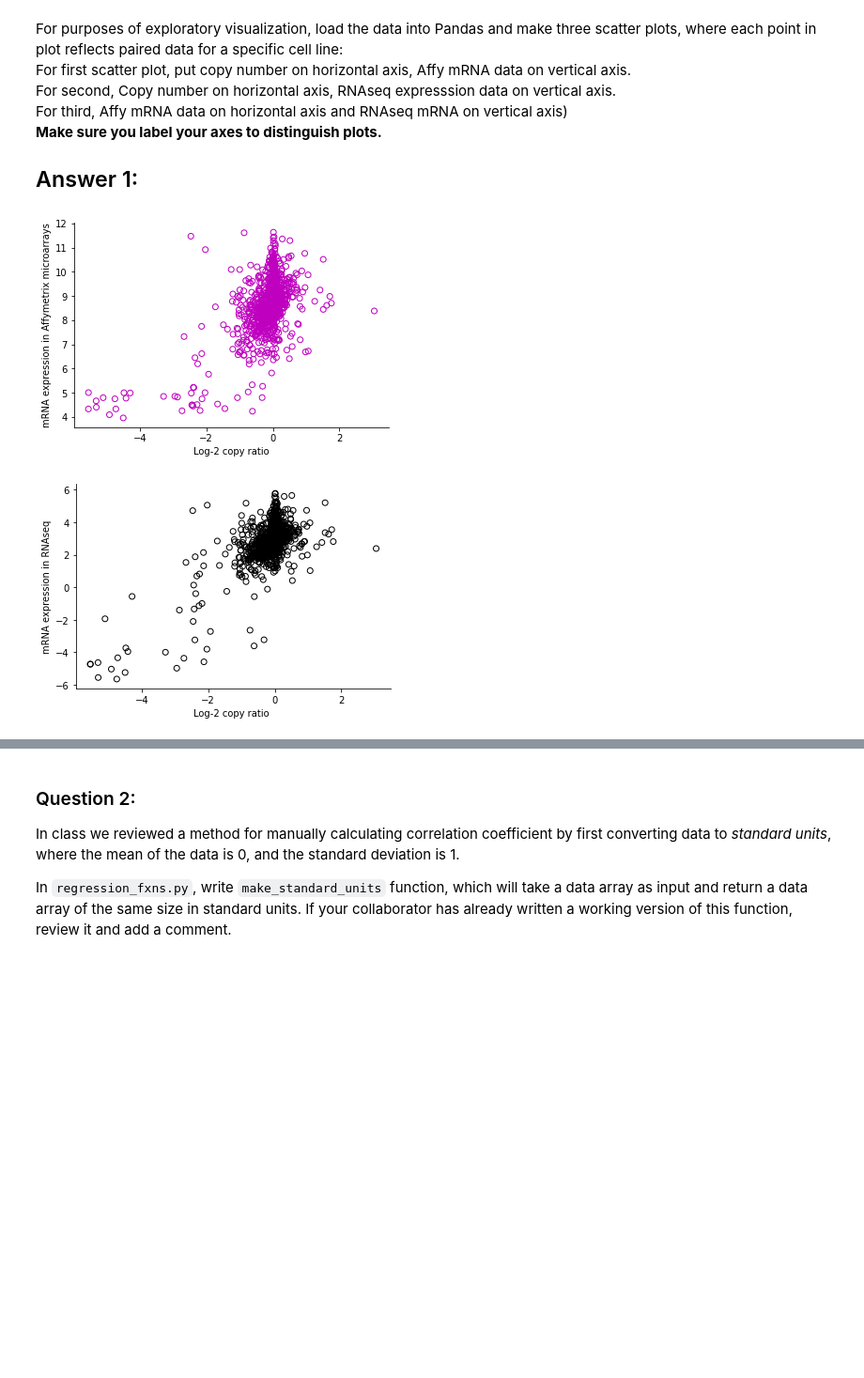
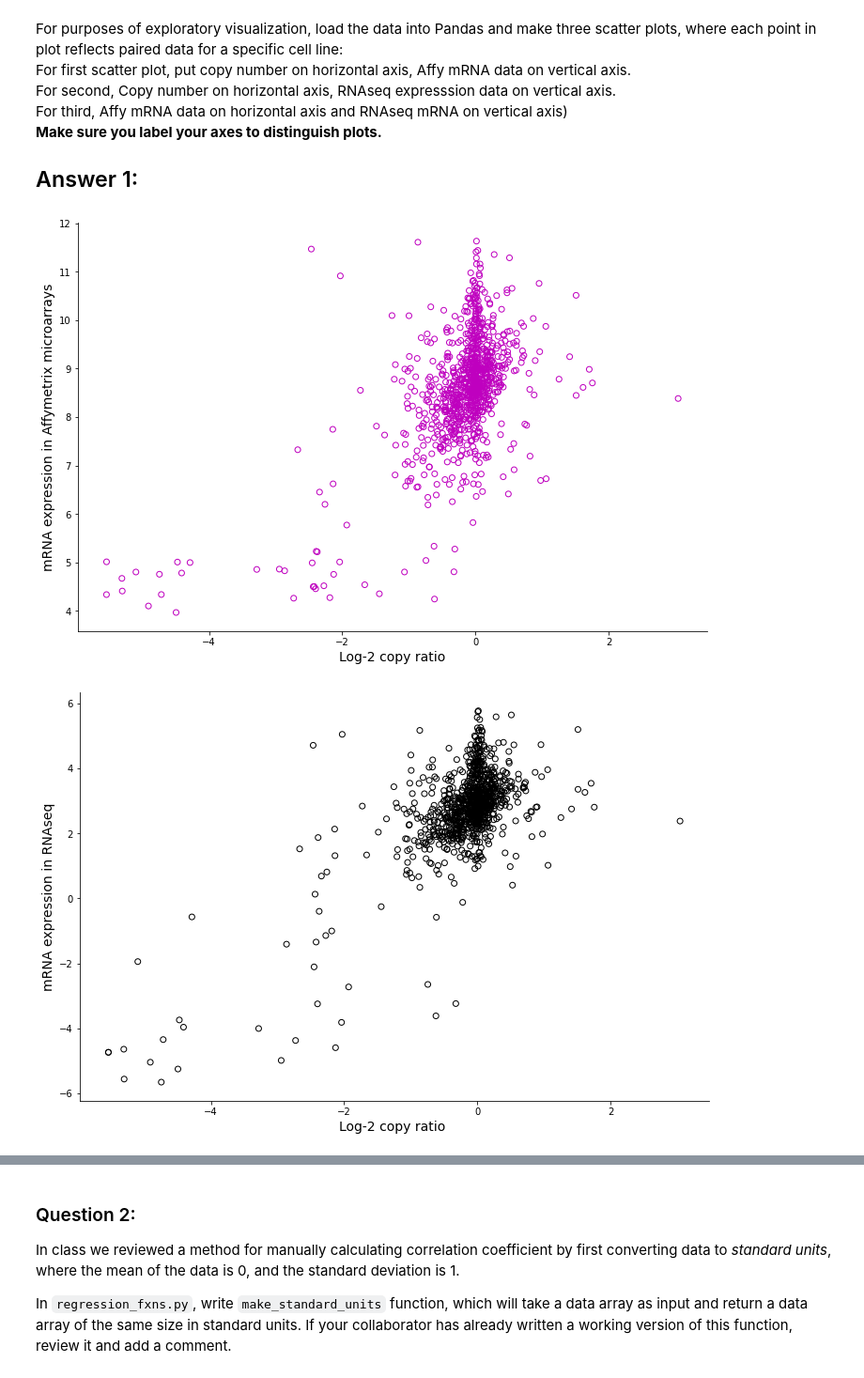
Before and after one commit to skylerhar1/Hw8-Skyler-riely-michael, a Jupyter notebook: hw08_white.ipynb, the cells around one changed output, grey strips where cells are left out. Shown at 94% size. Drawn from its saved outputs; the diff is of its cells as text; code cells hidden in the pictures; blank space fills up the shorter version.

```diff
--- a/hw08_white.ipynb
+++ b/hw08_white.ipynb
@@ -41,35 +41,38 @@ For purposes of exploratory visualization, load the data into Pandas and make th
 # %%
 #Code for Answer 1
 filename='/home/whiteri/hw/hw08/pten/pten.csv'
 import pandas as pd
 df=pd.read_csv(filename)
 
 import numpy as np
 import matplotlib.pyplot as plt
 
-plt.figure()
+fig=plt.figure()
+fig.set_size_inches(12,8)
 plt.scatter(df['Copy Number'],df['mRNA Expression (Affy)'],facecolors='none',edgecolors='m')
-plt.xlabel('Log-2 copy ratio')
-plt.ylabel('mRNA expression in Affymetrix microarrays')
+plt.xlabel('Log-2 copy ratio',fontsize=14)
+plt.ylabel('mRNA expression in Affymetrix microarrays',fontsize=14)
 ax=plt.gca()
 ax.spines['top'].set_visible(False)
 ax.spines['right'].set_visible(False)
 
-plt.figure()
+fig=plt.figure()
+fig.set_size_inches(12,8)
 plt.scatter(df['Copy Number'],df['mRNA Expression (RNAseq)'],facecolors='none',edgecolors='k')
-plt.xlabel('Log-2 copy ratio ')
-plt.ylabel('mRNA expression in RNAseq')
+plt.xlabel('Log-2 copy ratio ',fontsize=14)
+plt.ylabel('mRNA expression in RNAseq',fontsize=14)
 ax=plt.gca()
 ax.spines['top'].set_visible(False)
 ax.spines['right'].set_visible(False)
 
-plt.figure()
+fig=plt.figure()
+fig.set_size_inches(12,8)
 plt.scatter(df['mRNA Expression (Affy)'],df['mRNA Expression (RNAseq)'],facecolors='none',edgecolors='r')
-plt.xlabel('mRNA expression in Affymetrix microarrays')
-plt.ylabel('mRNA expression in RNAseq')
+plt.xlabel('mRNA expression in Affymetrix microarrays',fontsize=14)
+plt.ylabel('mRNA expression in RNAseq',fontsize=14)
 ax=plt.gca()
 ax.spines['top'].set_visible(False)
 ax.spines['right'].set_visible(False)
 # %% [output]
-[figure, old version]
+[figure, new version]
-[figure, old version]
+[figure, new version]
```
Also changed, not shown: parts of 9 cells of this notebook.
